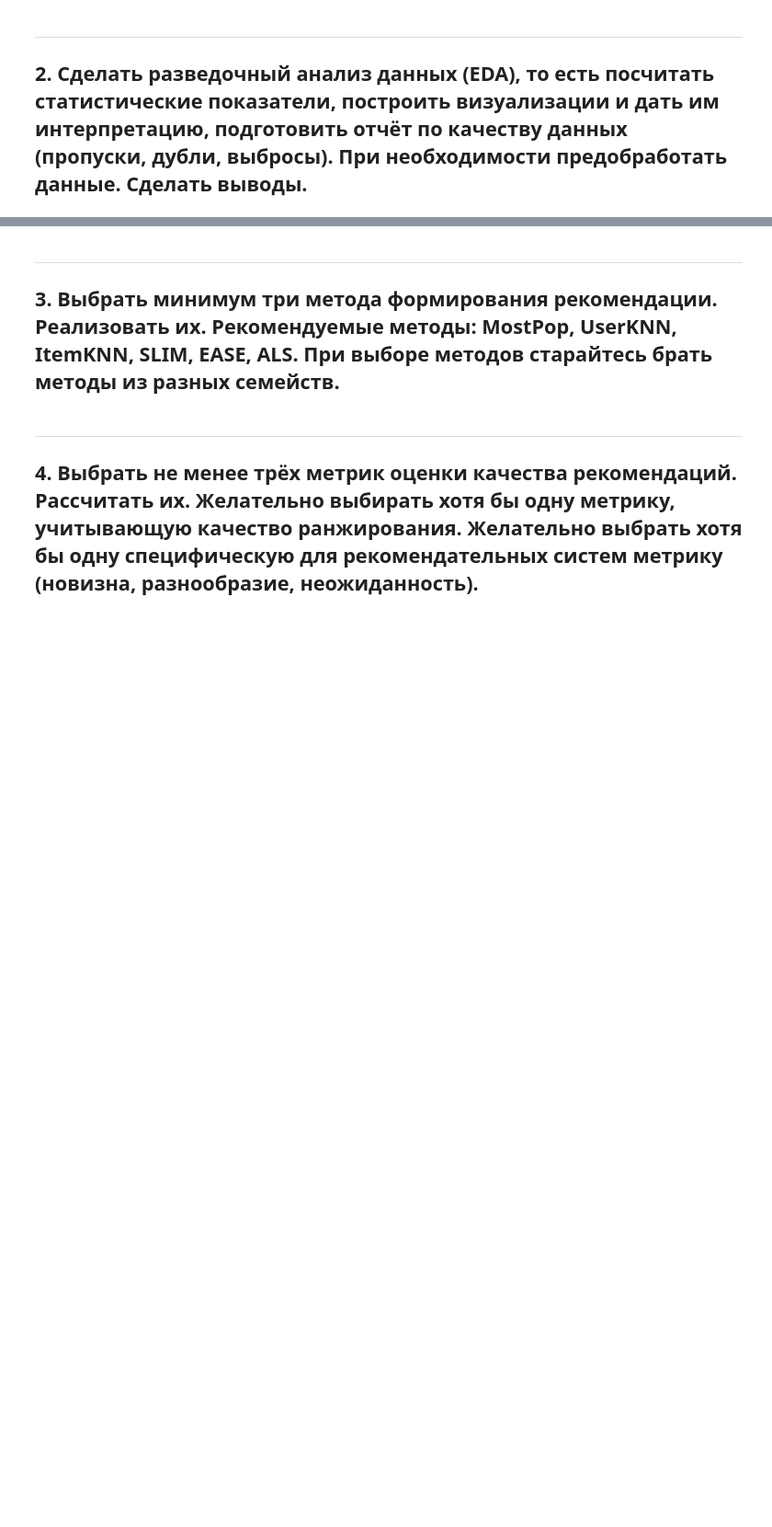
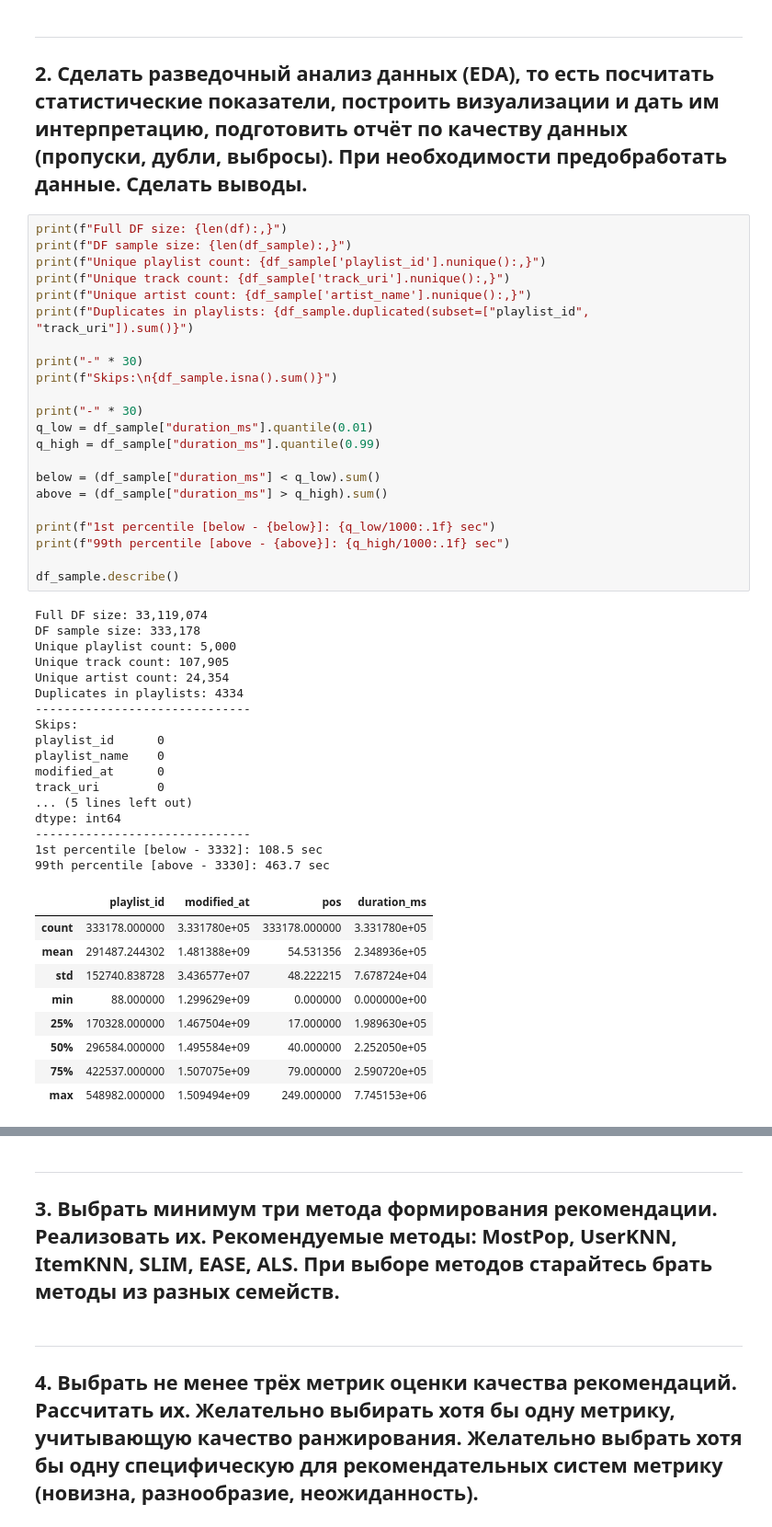
Before and after one commit to HuTao1Love/DataAnalysis, a Jupyter notebook: lab-2/main.ipynb, the cells around one changed output, grey strips where cells are left out. Shown at 92% size. Drawn from its saved outputs; the diff is of its cells as text; blank space fills up the shorter version.

```diff
--- a/lab-2/main.ipynb
+++ b/lab-2/main.ipynb
@@ -18,3 +34,52 @@
 # %% [markdown]
 ---
 ## 2. Сделать разведочный анализ данных (EDA), то есть посчитать статистические показатели, построить визуализации и дать им интерпретацию, подготовить отчёт по качеству данных (пропуски, дубли, выбросы). При необходимости предобработать данные. Сделать выводы.
+# %%
+print(f"Full DF size: {len(df):,}")
+print(f"DF sample size: {len(df_sample):,}")
+print(f"Unique playlist count: {df_sample['playlist_id'].nunique():,}")
+print(f"Unique track count: {df_sample['track_uri'].nunique():,}")
+print(f"Unique artist count: {df_sample['artist_name'].nunique():,}")
+print(f"Duplicates in playlists: {df_sample.duplicated(subset=["playlist_id", "track_uri"]).sum()}")
+
+print("-" * 30)
+print(f"Skips:\n{df_sample.isna().sum()}")
+
+print("-" * 30)
+q_low = df_sample["duration_ms"].quantile(0.01)
+q_high = df_sample["duration_ms"].quantile(0.99)
+
+below = (df_sample["duration_ms"] < q_low).sum()
+above = (df_sample["duration_ms"] > q_high).sum()
+
+print(f"1st percentile [below - {below}]: {q_low/1000:.1f} sec")
+print(f"99th percentile [above - {above}]: {q_high/1000:.1f} sec")
+
+df_sample.describe()
+# %% [output]
+Full DF size: 33,119,074
+DF sample size: 333,178
+Unique playlist count: 5,000
+Unique track count: 107,905
+Unique artist count: 24,354
+Duplicates in playlists: 4334
+------------------------------
+Skips:
+playlist_id      0
+playlist_name    0
+modified_at      0
+track_uri        0
+... (5 lines left out)
+dtype: int64
+------------------------------
+1st percentile [below - 3332]: 108.5 sec
+99th percentile [above - 3330]: 463.7 sec
+|  | playlist_id | modified_at | pos | duration_ms |
+| count | 333178.000000 | 3.331780e+05 | 333178.000000 | 3.331780e+05 |
+| mean | 291487.244302 | 1.481388e+09 | 54.531356 | 2.348936e+05 |
+| std | 152740.838728 | 3.436577e+07 | 48.222215 | 7.678724e+04 |
+| min | 88.000000 | 1.299629e+09 | 0.000000 | 0.000000e+00 |
+| 25% | 170328.000000 | 1.467504e+09 | 17.000000 | 1.989630e+05 |
+| 50% | 296584.000000 | 1.495584e+09 | 40.000000 | 2.252050e+05 |
+| 75% | 422537.000000 | 1.507075e+09 | 79.000000 | 2.590720e+05 |
+| max | 548982.000000 | 1.509494e+09 | 249.000000 | 7.745153e+06 |
```
Also changed, not shown: parts of 8 cells of this notebook, 2 other files.
